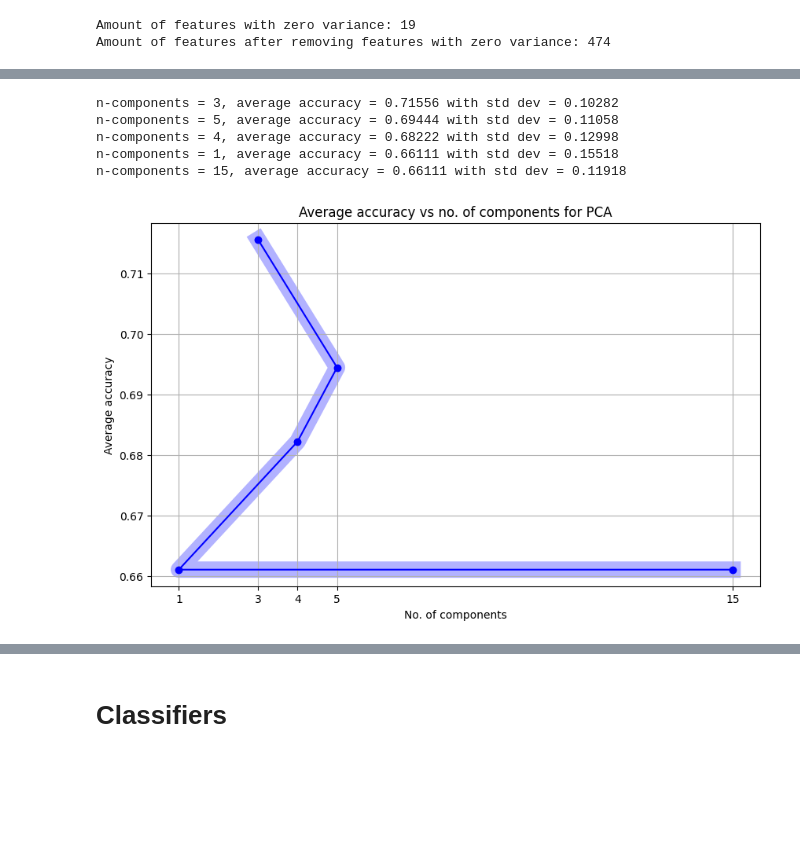
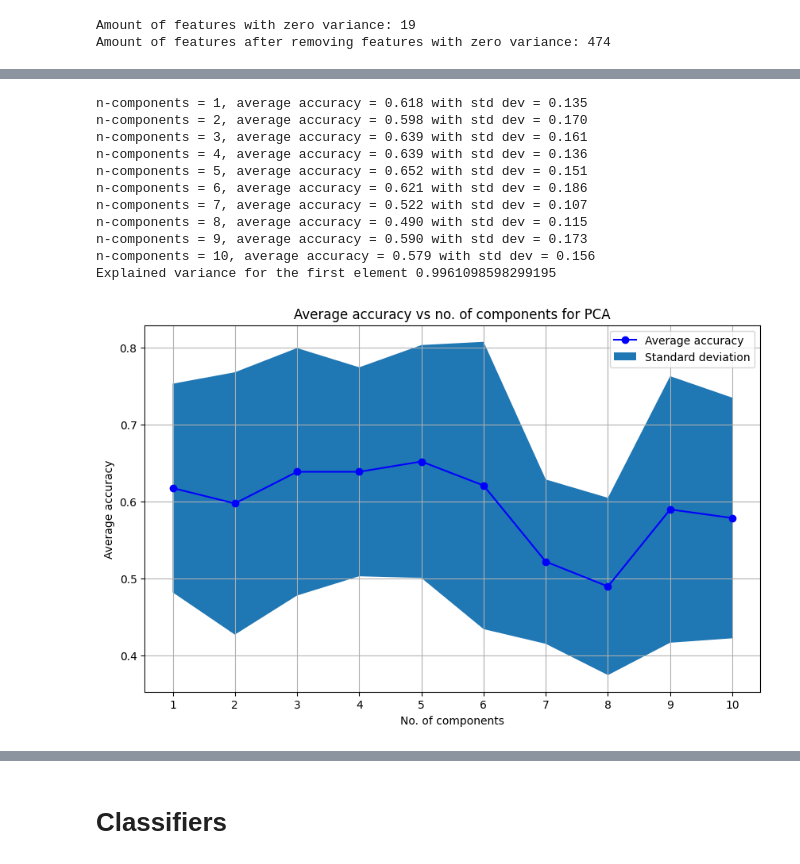
Before and after one commit to AnoukBloemen/TM10007_ML_Project, a Jupyter notebook: assignment.ipynb, the cells around one changed output, grey strips where cells are left out. Saved outputs shown, nothing was run; the diff lists cells and outputs as text; code cells hidden in the pictures; blank space fills up the shorter version.

Commit message:
std en average acc van kbest en pca

```diff
--- a/assignment.ipynb
+++ b/assignment.ipynb
@@ -89,8 +91,8 @@ nans_found_in_column_count_train = 0
 
 # Checking and filling missing for train
 for column in X_train:
-    # if X_train[column].min() != X_train[column].max():
-    #     stat, p = shapiro(X_train[column].dropna())
+    if X_train[column].min() != X_train[column].max():
+        stat, p = shapiro(X_train[column].dropna())
         if p > alpha:
             normal_distributed_columns_count_train += 1
             if X_train[column].isna().sum() > 0:
@@ -113,8 +115,8 @@ not_normal_distributed_columns_count_test = 0
 nans_found_in_column_count_test = 0
 
 for column in X_test:
-    # if X_test[column].min() != X_test[column].max():
-    #     stat, p = shapiro(X_test[column].dropna())
+    if X_test[column].min() != X_test[column].max():
+        stat, p = shapiro(X_test[column].dropna())
         if p > alpha:
             normal_distributed_columns_count_test += 1
             if X_test[column].isna().sum() > 0:
@@ -247,54 +261,65 @@ Average accuracy for k=10: 0.75778
 # %%
+# Evaluating performance of PCA on dataset
+
 skf = StratifiedKFold(n_splits=10, shuffle=True, random_state=42)
-results = []
-max_components = min(X_train_zv.shape[1], X_train_zv.shape[0] - 1)
+components = range(1, 11)
+average_accuracies = []
+std_accuracies = []
+plot_proberen = []
 
-for n_components in range(1, max_components + 1) :
+for n_components in components:
     pca = PCA(n_components=n_components)
     X_train_pca = pca.fit_transform(X_train_zv)
+    variance = pca.explained_variance_ratio_
+
+    if n_components == 2:
+        plot_proberen.append(X_train_pca)
 
     accuracies = []
 
     for train_index, test_index in skf.split(X_train_pca, Y_train):
         X_fold_train, X_fold_test = X_train_pca[train_index], X_train_pca[test_index]
         y_fold_train, y_fold_test = Y_train.iloc[train_index], Y_train.iloc[test_index]
 
-        # Train kNN-model
         knn_model = KNeighborsClassifier()
         knn_model.fit(X_fold_train, y_fold_train)
 
-        # Predict and evaluate accuracy
         predictions = knn_model.predict(X_fold_test)
         accuracy = accuracy_score(y_fold_test, predictions)
         accuracies.append(accuracy)
 
     average_accuracy = np.mean(accuracies)
+    average_accuracies.append(average_accuracy)
     std_dev = np.std(accuracies)
-    results.append((n_components, average_accuracy, std_dev))
+    std_accuracies.append(std_dev)
 
-# Sort results on accuracy, print top 5 with SD
-top_results = sorted(results, key=lambda x: x[1], reverse=True)[:5]
-n_values_top = [result[0] for result in top_results]
-accuracies_top = [result[1] for result in top_results]
+    print(f"n-components = {n_components}, average accuracy = {average_accuracy:.3f} with std dev = {std_dev:.3f}")
 
-for n_components, accuracy, std_dev in top_results:
-    print(f"n-components = {n_components}, average accuracy = {accuracy:.5f} with std dev = {std_dev:.5f}")
+print(f'Explained variance for the first element {variance[0]}')
 
+upper_bound = np.array(average_accuracies) + np.array(std_accuracies)
+lower_bound = np.array(average_accuracies) - np.array(std_accuracies)
 
-
-plt.figure(figsize=(10,6))
-plt.plot(list(n_values_top), accuracies_top, marker='o', linestyle='-', color='blue', linewidth=15, alpha=0.3, zorder=1)
-plt.plot(list(n_values_top), accuracies_top, marker='o', linestyle='-', color='blue')
+plt.figure(figsize=(10, 6))
+plt.plot(list(components), average_accuracies, marker='o', linestyle='-', color='blue', label='Average accuracy')
+plt.fill_between(list(components), upper_bound, lower_bound, label='Standard deviation')
 plt.title('Average accuracy vs no. of components for PCA')
 plt.xlabel('No. of components')
 plt.ylabel('Average accuracy')
 plt.grid(True)
-plt.xticks(list(n_values_top))
+plt.xticks(list(components))
+plt.legend()
 plt.show()
 # %% [output]
-n-components = 3, average accuracy = 0.71556 with std dev = 0.10282
-n-components = 5, average accuracy = 0.69444 with std dev = 0.11058
-n-components = 4, average accuracy = 0.68222 with std dev = 0.12998
-n-components = 1, average accuracy = 0.66111 with std dev = 0.15518
-n-components = 15, average accuracy = 0.66111 with std dev = 0.11918
+n-components = 1, average accuracy = 0.618 with std dev = 0.135
+n-components = 2, average accuracy = 0.598 with std dev = 0.170
+n-components = 3, average accuracy = 0.639 with std dev = 0.161
+n-components = 4, average accuracy = 0.639 with std dev = 0.136
+n-components = 5, average accuracy = 0.652 with std dev = 0.151
+n-components = 6, average accuracy = 0.621 with std dev = 0.186
+n-components = 7, average accuracy = 0.522 with std dev = 0.107
+n-components = 8, average accuracy = 0.490 with std dev = 0.115
+n-components = 9, average accuracy = 0.590 with std dev = 0.173
+n-components = 10, average accuracy = 0.579 with std dev = 0.156
+Explained variance for the first element 0.9961098598299195
-[figure, old version]
+[figure, new version]
```
Also changed, not shown: parts of 8 cells of this notebook.
